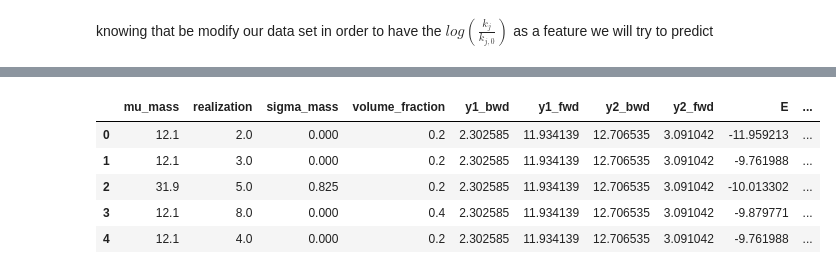
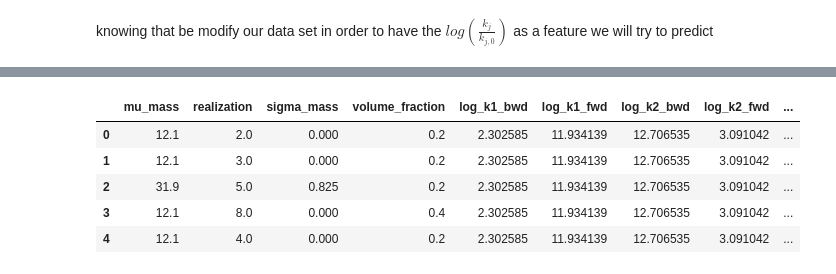
Before and after one commit to WilliamCappelletti/ML_CS433_project2, a Jupyter notebook: src/exploration.ipynb, the cells around one changed output, grey strips where cells are left out. Saved outputs shown, nothing was run; the diff lists cells and outputs as text; code cells hidden in the pictures.

```diff
--- a/src/exploration.ipynb
+++ b/src/exploration.ipynb
@@ -108,24 +140,24 @@ dtype: object
 # %%
 # create transformed dataframe
 data_trans = data.copy()
-data_trans['y1_bwd'] = np.log(data_trans['k1_bwd_effective']/data_trans['k1_bwd_relative'])
-data_trans['y1_fwd'] = np.log(data_trans['k1_fwd_effective']/data_trans['k1_fwd_relative'])
-data_trans['y2_bwd'] = np.log(data_trans['k2_bwd_effective']/data_trans['k2_bwd_relative'])
-data_trans['y2_fwd'] = np.log(data_trans['k2_fwd_effective']/data_trans['k2_fwd_relative'])
+data_trans['log_k1_bwd'] = np.log(data_trans['k1_bwd_effective']/data_trans['k1_bwd_relative'])
+data_trans['log_k1_fwd'] = np.log(data_trans['k1_fwd_effective']/data_trans['k1_fwd_relative'])
+data_trans['log_k2_bwd'] = np.log(data_trans['k2_bwd_effective']/data_trans['k2_bwd_relative'])
+data_trans['log_k2_fwd'] = np.log(data_trans['k2_fwd_effective']/data_trans['k2_fwd_relative'])
 data_trans['E'] = np.log(data_trans['enzyme_concentration'])
 data_trans['ES'] = np.log(data_trans['enzyme_complex_concentration'])
 data_trans['P'] = np.log(data_trans['product_concentration'])
 data_trans['S'] = np.log(data_trans['substrate_concentration'])
 data_trans.drop(['k1_bwd_effective','k1_bwd_relative', 'k1_fwd_effective',
                 'k1_fwd_relative', 'k2_bwd_effective', 'k2_bwd_relative',
                 'k2_fwd_effective', 'k2_fwd_relative', 'enzyme_concentration',
                 'enzyme_complex_concentration', 'product_concentration',
                 'substrate_concentration'], axis=1, inplace=True)
 data_trans.head()
 # %% [output]
-|  | mu_mass | realization | sigma_mass | volume_fraction | y1_bwd | y1_fwd | y2_bwd | y2_fwd | E | ... |
-| 0 | 12.1 | 2.0 | 0.000 | 0.2 | 2.302585 | 11.934139 | 12.706535 | 3.091042 | -11.959213 | ... |
-| 1 | 12.1 | 3.0 | 0.000 | 0.2 | 2.302585 | 11.934139 | 12.706535 | 3.091042 | -9.761988 | ... |
-| 2 | 31.9 | 5.0 | 0.825 | 0.2 | 2.302585 | 11.934139 | 12.706535 | 3.091042 | -10.013302 | ... |
-| 3 | 12.1 | 8.0 | 0.000 | 0.4 | 2.302585 | 11.934139 | 12.706535 | 3.091042 | -9.879771 | ... |
-| 4 | 12.1 | 4.0 | 0.000 | 0.2 | 2.302585 | 11.934139 | 12.706535 | 3.091042 | -9.761988 | ... |
+|  | mu_mass | realization | sigma_mass | volume_fraction | log_k1_bwd | log_k1_fwd | log_k2_bwd | log_k2_fwd | ... |
+| 0 | 12.1 | 2.0 | 0.000 | 0.2 | 2.302585 | 11.934139 | 12.706535 | 3.091042 | ... |
+| 1 | 12.1 | 3.0 | 0.000 | 0.2 | 2.302585 | 11.934139 | 12.706535 | 3.091042 | ... |
+| 2 | 31.9 | 5.0 | 0.825 | 0.2 | 2.302585 | 11.934139 | 12.706535 | 3.091042 | ... |
+| 3 | 12.1 | 8.0 | 0.000 | 0.4 | 2.302585 | 11.934139 | 12.706535 | 3.091042 | ... |
+| 4 | 12.1 | 4.0 | 0.000 | 0.2 | 2.302585 | 11.934139 | 12.706535 | 3.091042 | ... |
```
Also changed, not shown: parts of 35 cells of this notebook, 1 other file.
